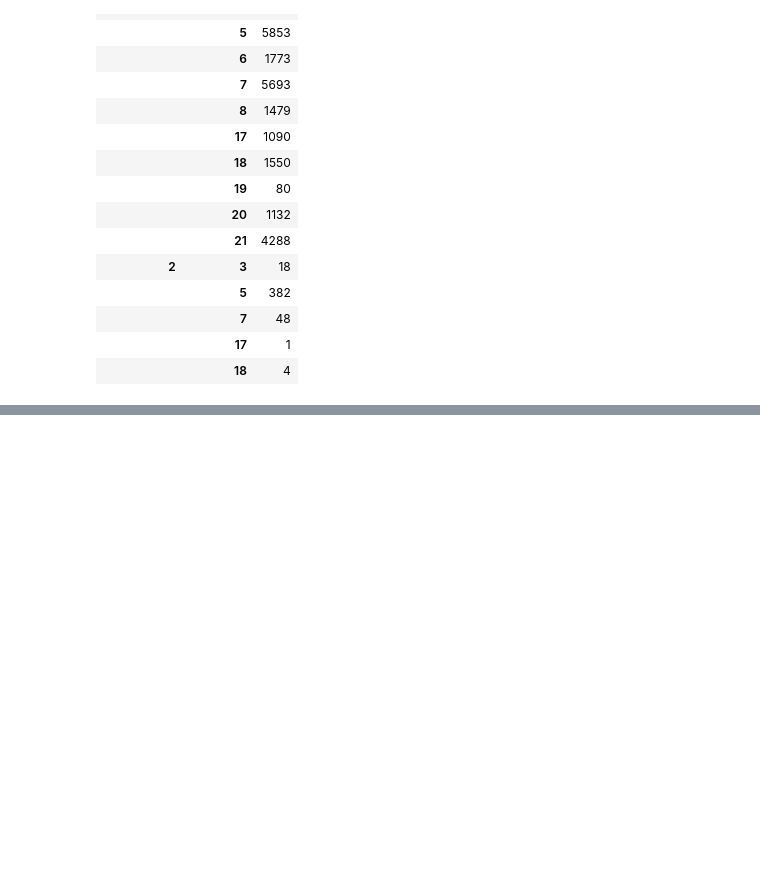
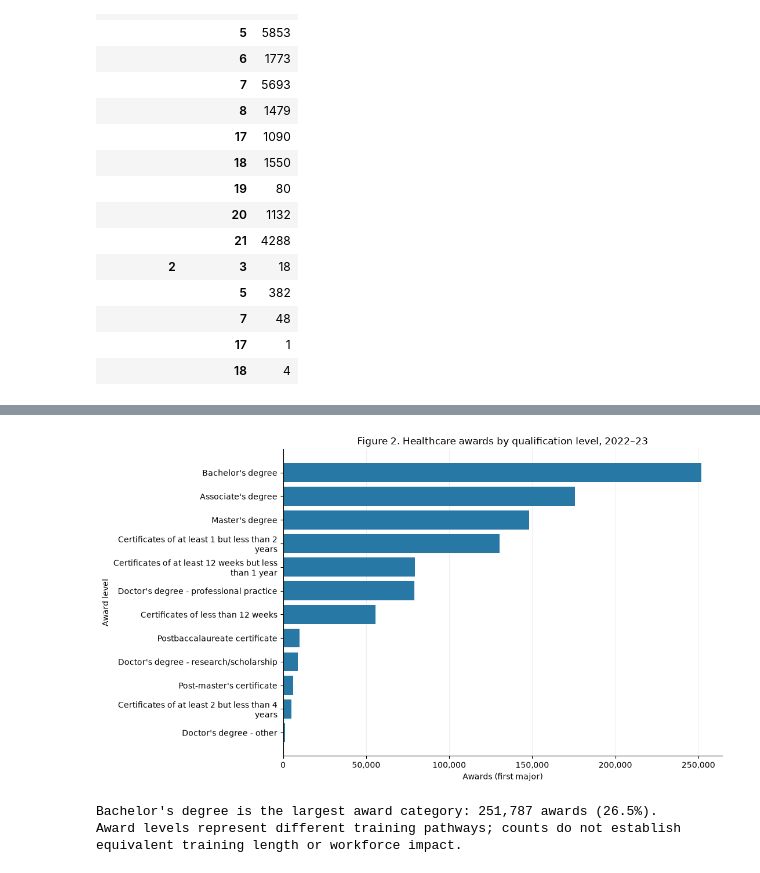
Before and after one commit to brandirobinson0581-cpu/ai-programming-foundations-project, a Jupyter notebook: data_workflow.ipynb, the cells around one changed output, grey strips where cells are left out. Drawn from its saved outputs; the diff is of its cells as text; code cells hidden in the pictures; blank space fills up the shorter version.

```diff
--- a/data_workflow.ipynb
+++ b/data_workflow.ipynb
@@ -103,0 +235,11 @@ Interpretation will be written after cleaning and analysis. These data measure a
+# %%
+plot_awards(level_summary, 'Figure 2. Healthcare awards by qualification level, 2022–23', 'Award level')
+# %% [output]
+[figure, added]
+# %%
+print(f"{level_summary.index[0]} is the largest award category: "
+      f"{level_summary.iloc[0].awards:,.0f} awards ({level_summary.iloc[0]['share']:.1%}).")
+print('Award levels represent different training pathways; counts do not establish equivalent training length or workforce impact.')
+# %% [output]
+Bachelor's degree is the largest award category: 251,787 awards (26.5%).
+Award levels represent different training pathways; counts do not establish equivalent training length or workforce impact.
```
Also changed, not shown: parts of 15 cells of this notebook, 1 other file.
